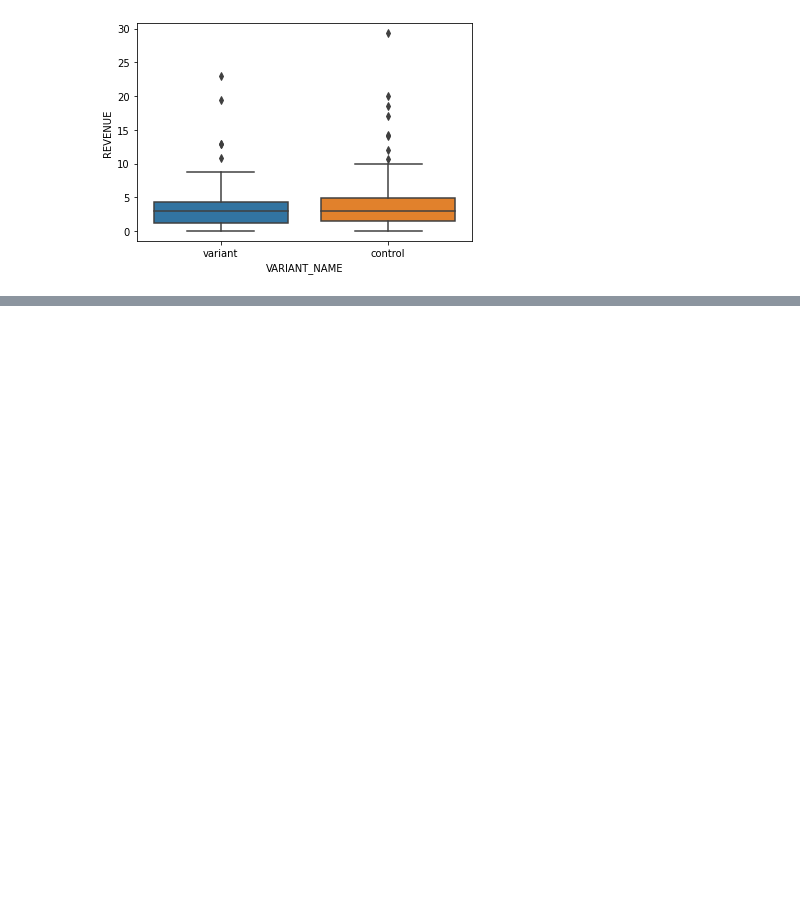
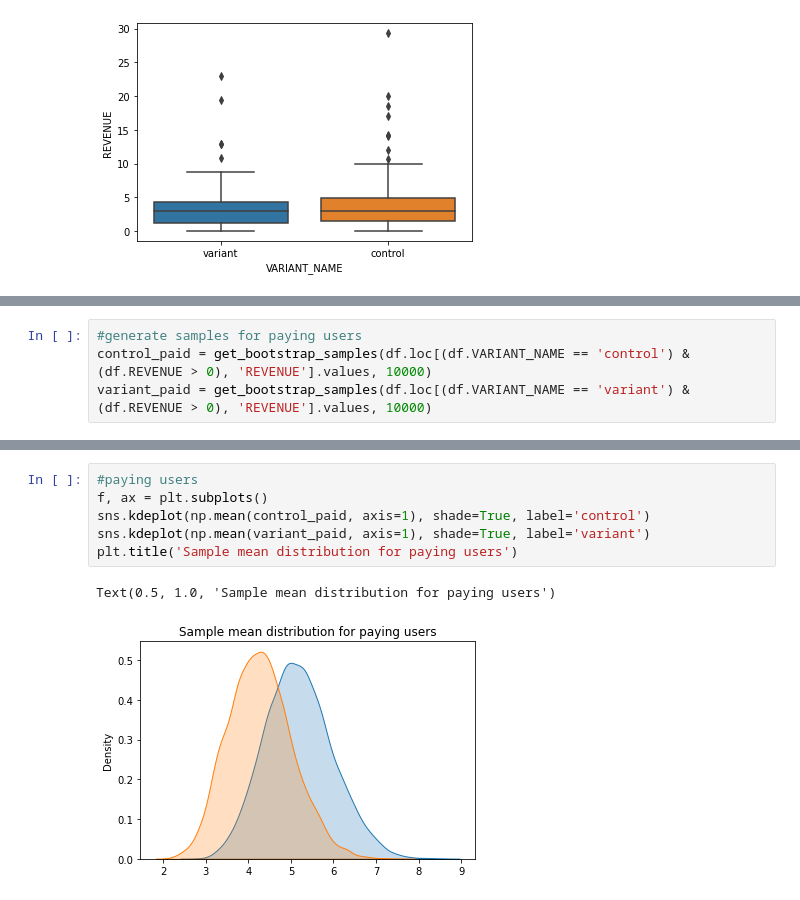
Before and after one commit to bersanifederico/ABtesting, a Jupyter notebook: AB_Test_Results.ipynb, the cells around one changed output, grey strips where cells are left out. Saved outputs shown, nothing was run; the diff lists cells and outputs as text; blank space fills up the shorter version.

```diff
--- a/AB_Test_Results.ipynb
+++ b/AB_Test_Results.ipynb
@@ -233,0 +292,4 @@ sns.boxplot(x = 'VARIANT_NAME', y = 'REVENUE', data = df[df['REVENUE'] > 0])
+# %%
+#generate samples for paying users
+control_paid = get_bootstrap_samples(df.loc[(df.VARIANT_NAME == 'control') & (df.REVENUE > 0), 'REVENUE'].values, 10000)
+variant_paid = get_bootstrap_samples(df.loc[(df.VARIANT_NAME == 'variant') & (df.REVENUE > 0), 'REVENUE'].values, 10000)
@@ -233,0 +307,9 @@ sns.boxplot(x = 'VARIANT_NAME', y = 'REVENUE', data = df[df['REVENUE'] > 0])
+# %%
+#paying users
+f, ax = plt.subplots()
+sns.kdeplot(np.mean(control_paid, axis=1), shade=True, label='control')
+sns.kdeplot(np.mean(variant_paid, axis=1), shade=True, label='variant')
+plt.title('Sample mean distribution for paying users')
+# %% [output]
+Text(0.5, 1.0, 'Sample mean distribution for paying users')
+[figure, added]
```
Also changed, not shown: parts of 17 cells of this notebook.
